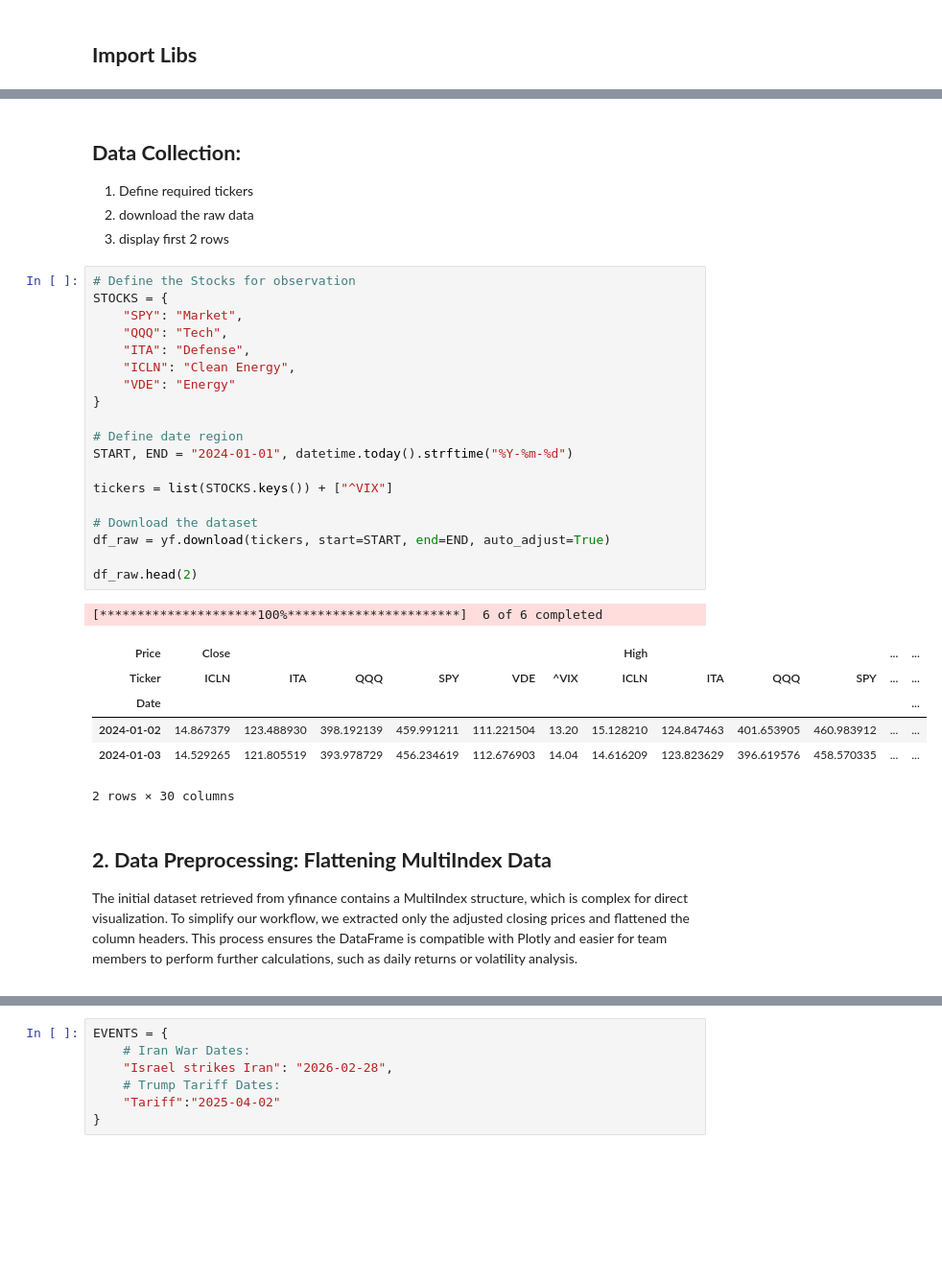
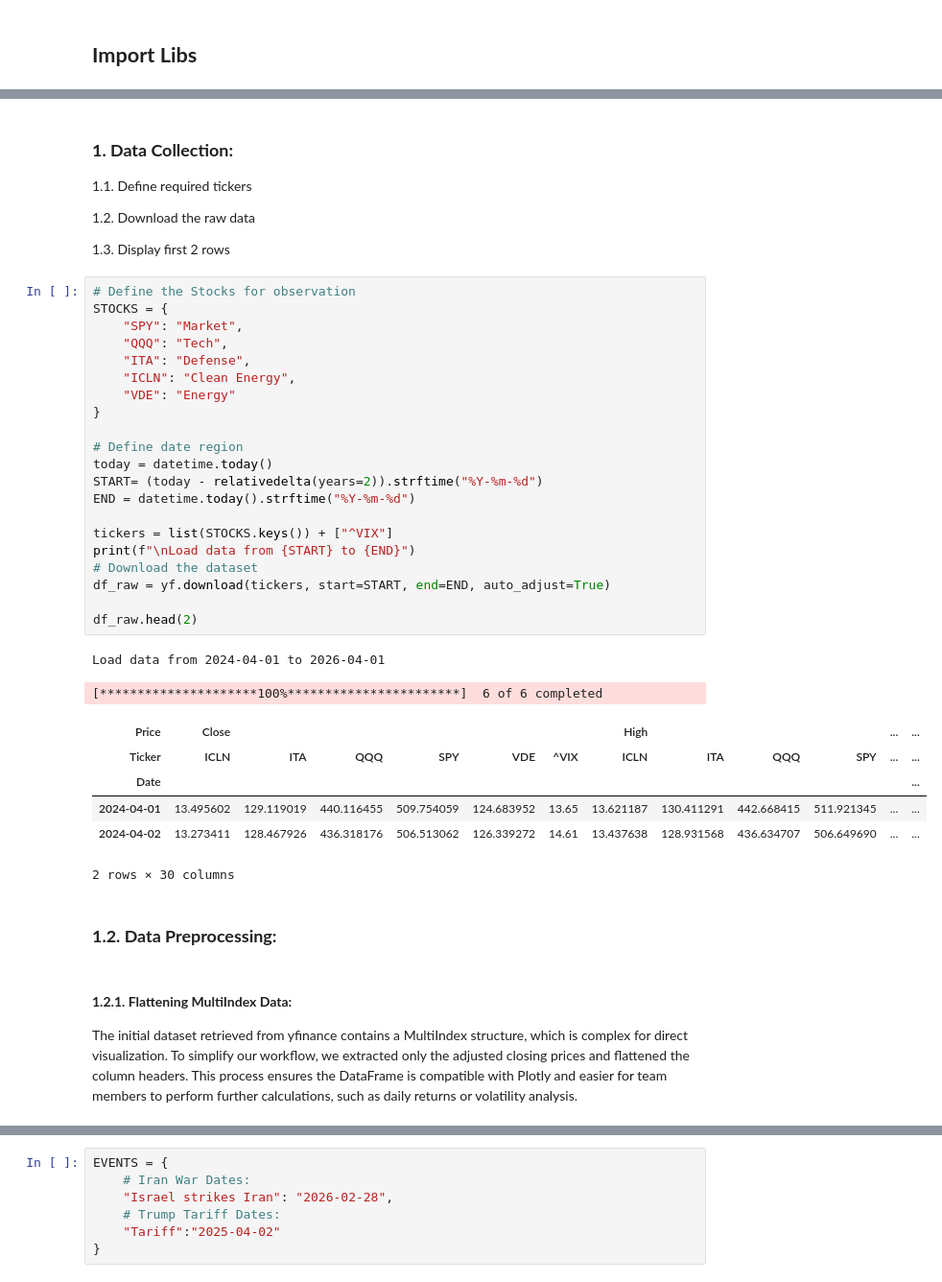
Before and after one commit to virwang/Fanshawe_DataVisualization26W, a Jupyter notebook: notebooks/Capstone_Group04.ipynb, the cells around one changed output, grey strips where cells are left out. Shown at 96% size. Cells and saved outputs as stored; diff of their text form; blank space fills up the shorter version.

```diff
--- a/notebooks/Capstone_Group04.ipynb
+++ b/notebooks/Capstone_Group04.ipynb
@@ -103,42 +111,48 @@ from google.colab import output
 # %% [markdown]
-## **Data Collection:**
+### **1. Data Collection:**
 
-1. Define required tickers
-2. download the raw data
-3. display first 2 rows
+1.1. Define required tickers
+
+1.2. Download the raw data
+
+1.3. Display first 2 rows
 # %%
 # Define the Stocks for observation
 STOCKS = {
     "SPY": "Market",
     "QQQ": "Tech",
     "ITA": "Defense",
     "ICLN": "Clean Energy",
     "VDE": "Energy"
 }
 
 # Define date region
-START, END = "2024-01-01", datetime.today().strftime("%Y-%m-%d")
+today = datetime.today()
+START= (today - relativedelta(years=2)).strftime("%Y-%m-%d")
+END = datetime.today().strftime("%Y-%m-%d")
 
 tickers = list(STOCKS.keys()) + ["^VIX"]
-
+print(f"\nLoad data from {START} to {END}")
 # Download the dataset
 df_raw = yf.download(tickers, start=START, end=END, auto_adjust=True)
 
 df_raw.head(2)
 # %% [output]
-[*********************100%***********************]  6 of 6 completed
+Load data from 2024-04-01 to 2026-04-01
+[*********************100%***********************]  6 of 6 completed
 | Price | Close |  |  |  |  |  | High |  |  |  | ... | ... |
 | Ticker | ICLN | ITA | QQQ | SPY | VDE | ^VIX | ICLN | ITA | QQQ | SPY | ... | ... |
 | Date |  |  |  |  |  |  |  |  |  |  |  | ... |
-| 2024-01-02 | 14.867379 | 123.488930 | 398.192139 | 459.991211 | 111.221504 | 13.20 | 15.128210 | 124.847463 | 401.653905 | 460.983912 | ... | ... |
-| 2024-01-03 | 14.529265 | 121.805519 | 393.978729 | 456.234619 | 112.676903 | 14.04 | 14.616209 | 123.823629 | 396.619576 | 458.570335 | ... | ... |
+| 2024-04-01 | 13.495602 | 129.119019 | 440.116455 | 509.754059 | 124.683952 | 13.65 | 13.621187 | 130.411291 | 442.668415 | 511.921345 | ... | ... |
+| 2024-04-02 | 13.273411 | 128.467926 | 436.318176 | 506.513062 | 126.339272 | 14.61 | 13.437638 | 128.931568 | 436.634707 | 506.649690 | ... | ... |
-2 rows × 30 columns
+2 rows × 30 columns
+# %% [markdown]
+### **1.2. Data Preprocessing:**
 # %% [markdown]
-## **2. Data Preprocessing: Flattening MultiIndex Data**
-<p>
+#### **1.2.1. Flattening MultiIndex Data:**
+
 
   The initial dataset retrieved from yfinance contains a MultiIndex structure, which is complex for direct visualization. To simplify our workflow, we extracted only the adjusted closing prices and flattened the column headers. This process ensures the DataFrame is compatible with Plotly and easier for team members to perform further calculations, such as daily returns or volatility analysis.
-</p>
 # %%
 # Get the Adj close data
 df_final = df_raw['Close'].copy()
```
Also changed, not shown: parts of 69 cells of this notebook, 3 other files.
